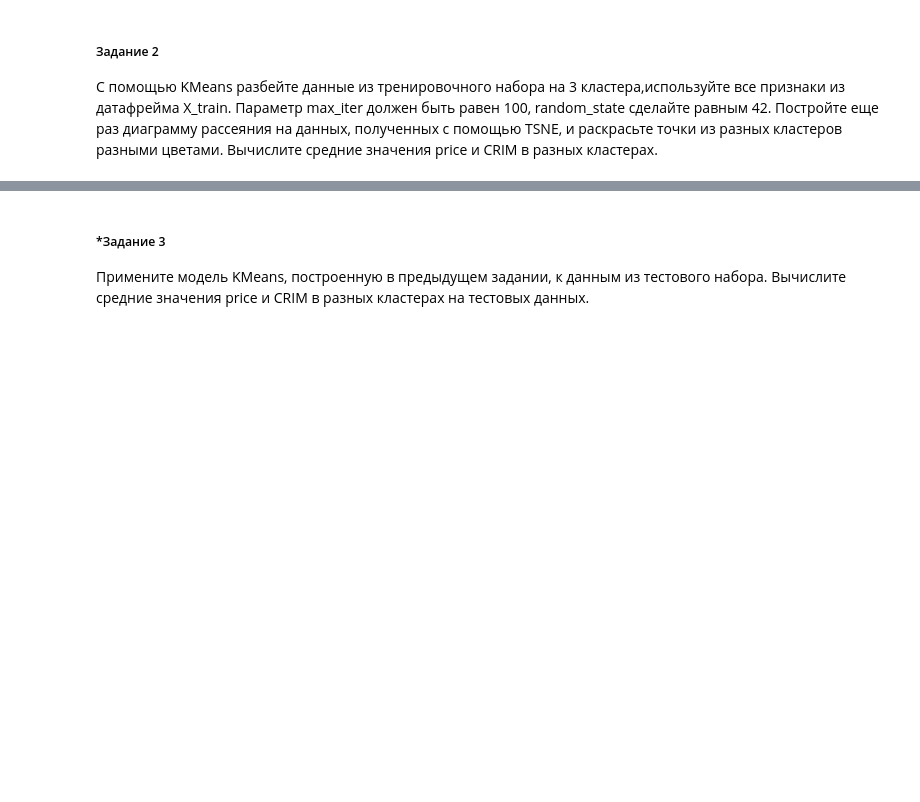
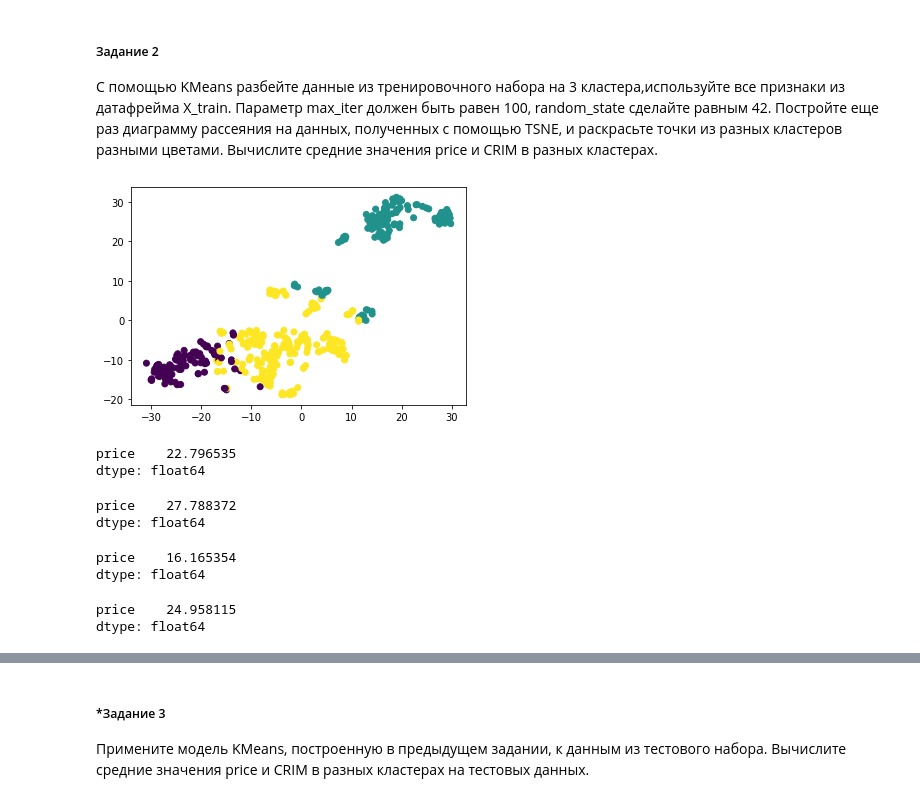
Before and after one commit to RomanPM85/Python_module_DataScience, a Jupyter notebook: Lesson8.ipynb, the cells around one changed output, grey strips where cells are left out. Drawn from its saved outputs; the diff is of its cells as text; code cells hidden in the pictures; blank space fills up the shorter version.

```diff
--- a/Lesson8.ipynb
+++ b/Lesson8.ipynb
@@ -22,0 +107,10 @@ n_components=2, learning_rate=250, random_state=42.
+# %%
+kmeans = KMeans(n_clusters=3, max_iter=100, random_state=42)
+
+labels_train = kmeans.fit_predict(X_train_scaled)
+
+plt.scatter(X_train_tsne[:, 0], X_train_tsne[:, 1], c=labels_train)
+
+plt.show()
+# %% [output]
+[figure, added]
@@ -22,0 +119,20 @@ n_components=2, learning_rate=250, random_state=42.
+# %%
+y_train.mean()
+# %% [output]
+price    22.796535
+dtype: float64
+# %%
+y_train[labels_train == 0].mean()
+# %% [output]
+price    27.788372
+dtype: float64
+# %%
+y_train[labels_train == 1].mean()
+# %% [output]
+price    16.165354
+dtype: float64
+# %%
+y_train[labels_train == 2].mean()
+# %% [output]
+price    24.958115
+dtype: float64
```
Also changed, not shown: parts of 17 cells of this notebook.
